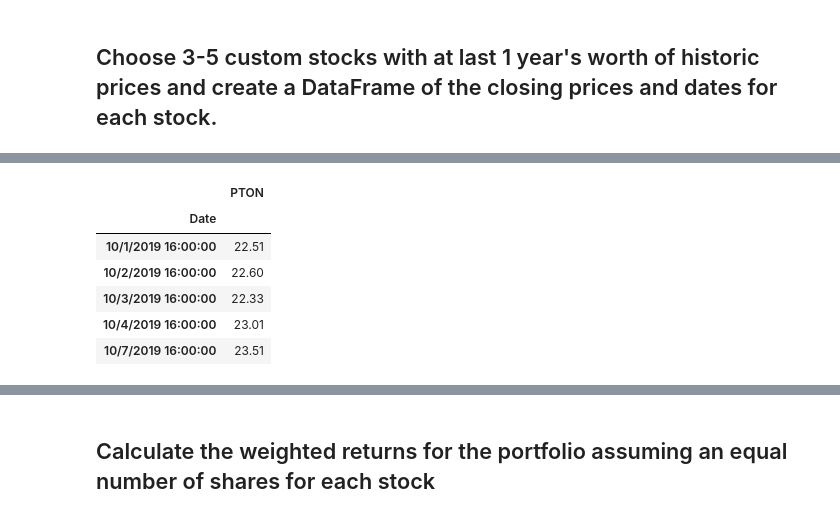
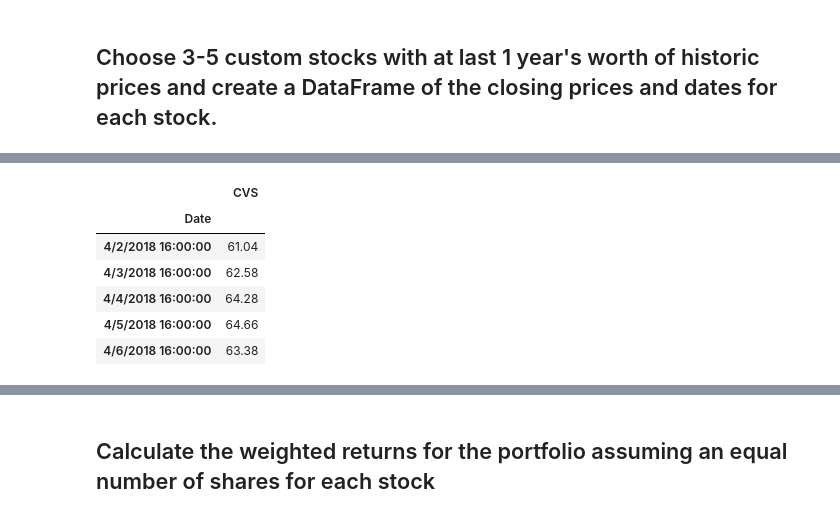
Before and after one commit to adriennestark/als_pandas_hw, a Jupyter notebook: whale_analysis.ipynb, the cells around one changed output, grey strips where cells are left out. Saved outputs shown, nothing was run; the diff lists cells and outputs as text; code cells hidden in the pictures.

```diff
--- a/whale_analysis.ipynb
+++ b/whale_analysis.ipynb
@@ -338,19 +402,19 @@ cmg_df.head()
 # %%
 # Read the second stock
-pton_csv = Path("Resources/pton.csv")
+cvs_csv = Path("Resources/cvs.csv")
 
 
-pton_df = pd.read_csv(pton_csv, index_col = "Date", infer_datetime_format=True)
-pton_df.rename(columns={"Close":"PTON"}, inplace=True)
-pton_df.head()
+cvs_df = pd.read_csv(cvs_csv, index_col = "Date", infer_datetime_format=True)
+cvs_df.rename(columns={"Close":"CVS"}, inplace=True)
+cvs_df.head()
 # %% [output]
-|  | PTON |
+|  | CVS |
 | Date |  |
-| 10/1/2019 16:00:00 | 22.51 |
-| 10/2/2019 16:00:00 | 22.60 |
-| 10/3/2019 16:00:00 | 22.33 |
-| 10/4/2019 16:00:00 | 23.01 |
-| 10/7/2019 16:00:00 | 23.51 |
+| 4/2/2018 16:00:00 | 61.04 |
+| 4/3/2018 16:00:00 | 62.58 |
+| 4/4/2018 16:00:00 | 64.28 |
+| 4/5/2018 16:00:00 | 64.66 |
+| 4/6/2018 16:00:00 | 63.38 |
 # %%
 # Read the third stock
 sbux_csv = Path("Resources/sbux.csv")
```
Also changed, not shown: parts of 18 cells of this notebook, 3 other files.
